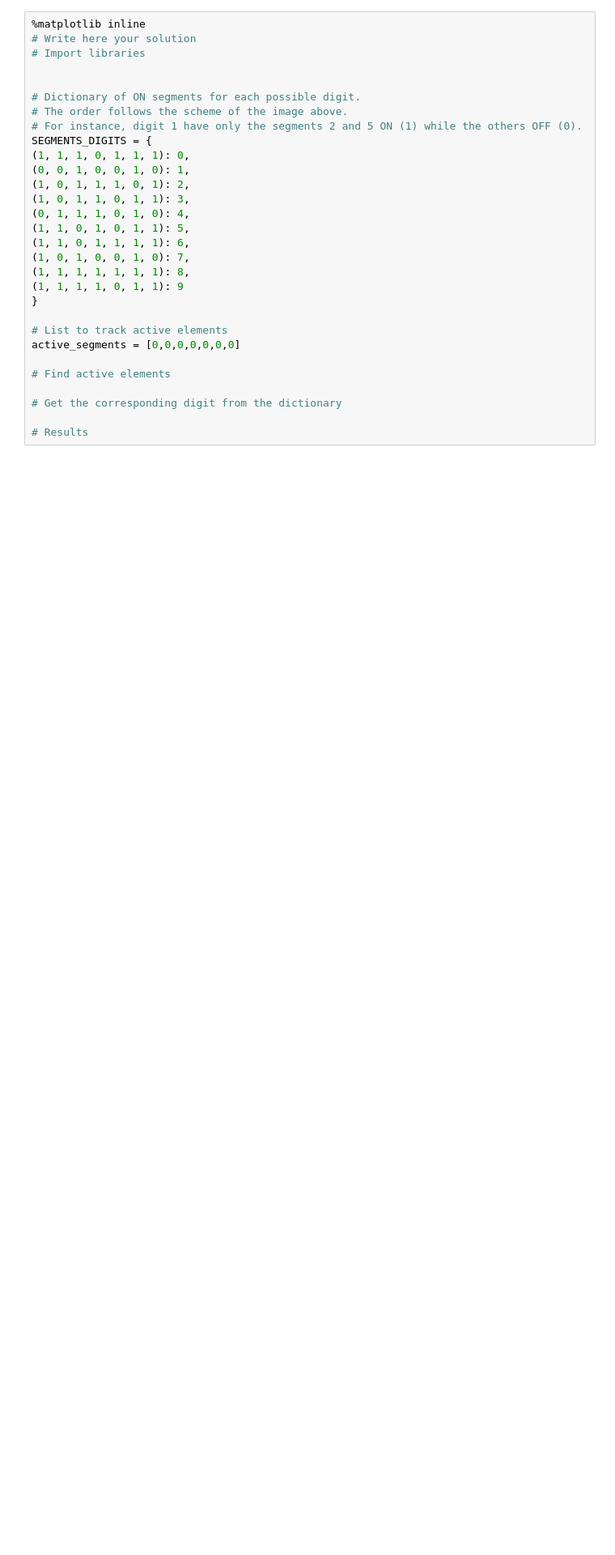
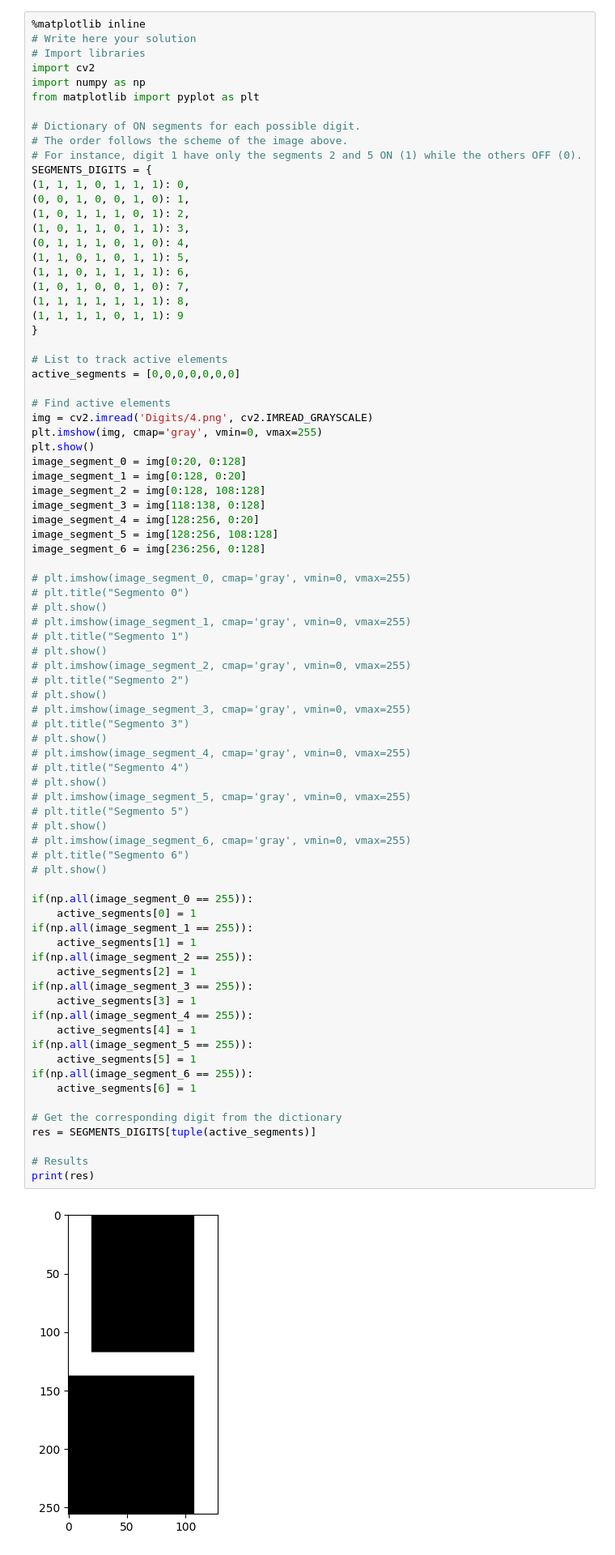
Before and after one commit to koltrakak-learning-repos/CV_learning_repo, a Jupyter notebook: labs/LabSession2/LabSession2-Exercises.ipynb, the cells around one changed output. Shown at 81% size. Drawn from its saved outputs; the diff is of its cells as text; blank space fills up the shorter version.

```diff
--- a/labs/LabSession2/LabSession2-Exercises.ipynb
+++ b/labs/LabSession2/LabSession2-Exercises.ipynb
@@ -152,30 +152,83 @@ True
 # %%
 %matplotlib inline
 # Write here your solution
 # Import libraries
-
+import cv2
+import numpy as np
+from matplotlib import pyplot as plt
 
 # Dictionary of ON segments for each possible digit.
 # The order follows the scheme of the image above.
 # For instance, digit 1 have only the segments 2 and 5 ON (1) while the others OFF (0).
 SEGMENTS_DIGITS = {
 (1, 1, 1, 0, 1, 1, 1): 0,
 (0, 0, 1, 0, 0, 1, 0): 1,
 (1, 0, 1, 1, 1, 0, 1): 2,
 (1, 0, 1, 1, 0, 1, 1): 3,
 (0, 1, 1, 1, 0, 1, 0): 4,
 (1, 1, 0, 1, 0, 1, 1): 5,
 (1, 1, 0, 1, 1, 1, 1): 6,
 (1, 0, 1, 0, 0, 1, 0): 7,
 (1, 1, 1, 1, 1, 1, 1): 8,
 (1, 1, 1, 1, 0, 1, 1): 9
 }
 
 # List to track active elements
 active_segments = [0,0,0,0,0,0,0]
 
 # Find active elements
+img = cv2.imread('Digits/4.png', cv2.IMREAD_GRAYSCALE)
+plt.imshow(img, cmap='gray', vmin=0, vmax=255)
+plt.show()
+image_segment_0 = img[0:20, 0:128]
+image_segment_1 = img[0:128, 0:20]
+image_segment_2 = img[0:128, 108:128]
+image_segment_3 = img[118:138, 0:128]
+image_segment_4 = img[128:256, 0:20]
+image_segment_5 = img[128:256, 108:128]
+image_segment_6 = img[236:256, 0:128]
+
+# plt.imshow(image_segment_0, cmap='gray', vmin=0, vmax=255)
+# plt.title("Segmento 0")
+# plt.show()
+# plt.imshow(image_segment_1, cmap='gray', vmin=0, vmax=255)
+# plt.title("Segmento 1")
+# plt.show()
+# plt.imshow(image_segment_2, cmap='gray', vmin=0, vmax=255)
+# plt.title("Segmento 2")
+# plt.show()
+# plt.imshow(image_segment_3, cmap='gray', vmin=0, vmax=255)
+# plt.title("Segmento 3")
+# plt.show()
+# plt.imshow(image_segment_4, cmap='gray', vmin=0, vmax=255)
+# plt.title("Segmento 4")
+# plt.show()
+# plt.imshow(image_segment_5, cmap='gray', vmin=0, vmax=255)
+# plt.title("Segmento 5")
+# plt.show()
+# plt.imshow(image_segment_6, cmap='gray', vmin=0, vmax=255)
+# plt.title("Segmento 6")
+# plt.show()
+
+if(np.all(image_segment_0 == 255)):
+    active_segments[0] = 1
+if(np.all(image_segment_1 == 255)):
+    active_segments[1] = 1
+if(np.all(image_segment_2 == 255)):
+    active_segments[2] = 1
+if(np.all(image_segment_3 == 255)):
+    active_segments[3] = 1
+if(np.all(image_segment_4 == 255)):
+    active_segments[4] = 1
+if(np.all(image_segment_5 == 255)):
+    active_segments[5] = 1
+if(np.all(image_segment_6 == 255)):
+    active_segments[6] = 1
 
 # Get the corresponding digit from the dictionary
+res = SEGMENTS_DIGITS[tuple(active_segments)]
 
 # Results
+print(res)
+# %% [output]
+[figure, added]
```
Also changed, not shown: parts of 6 cells of this notebook, 2 other files.
